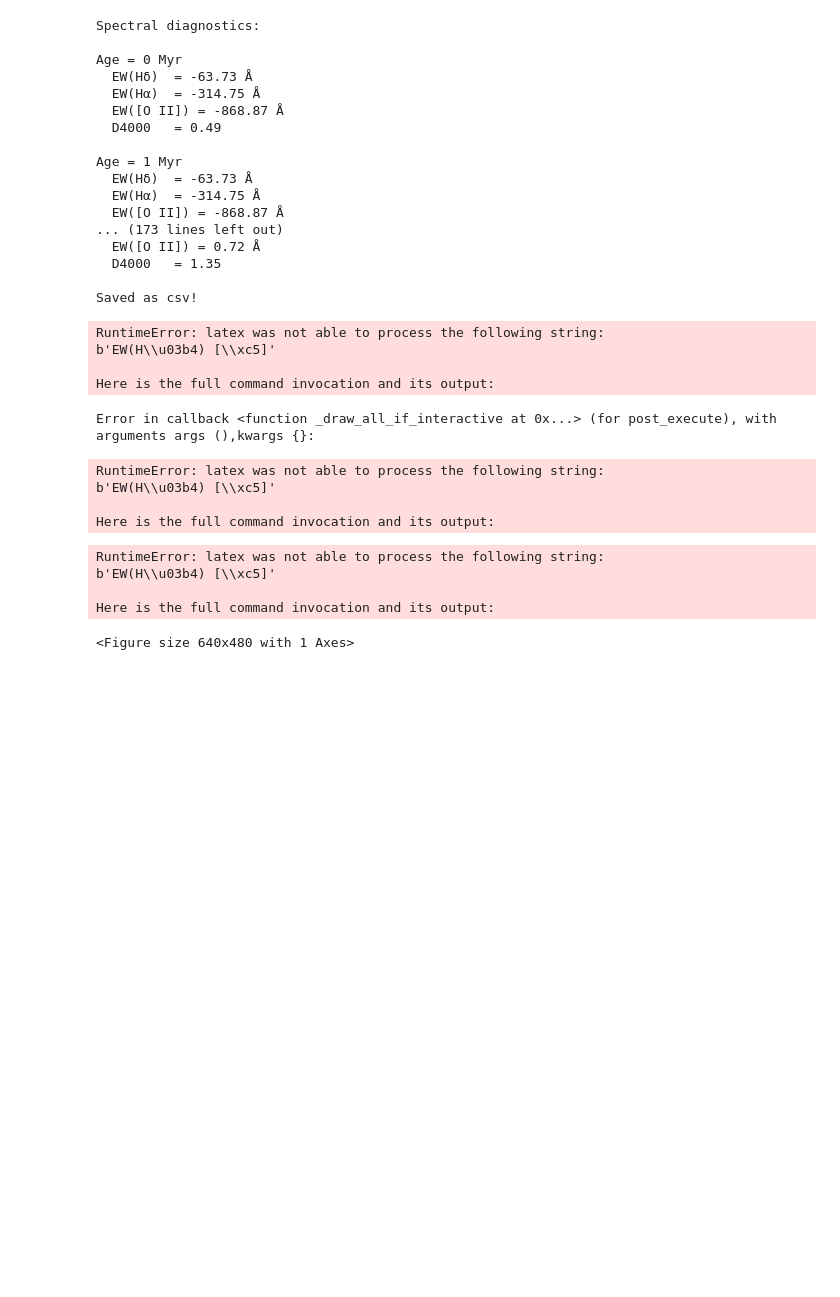
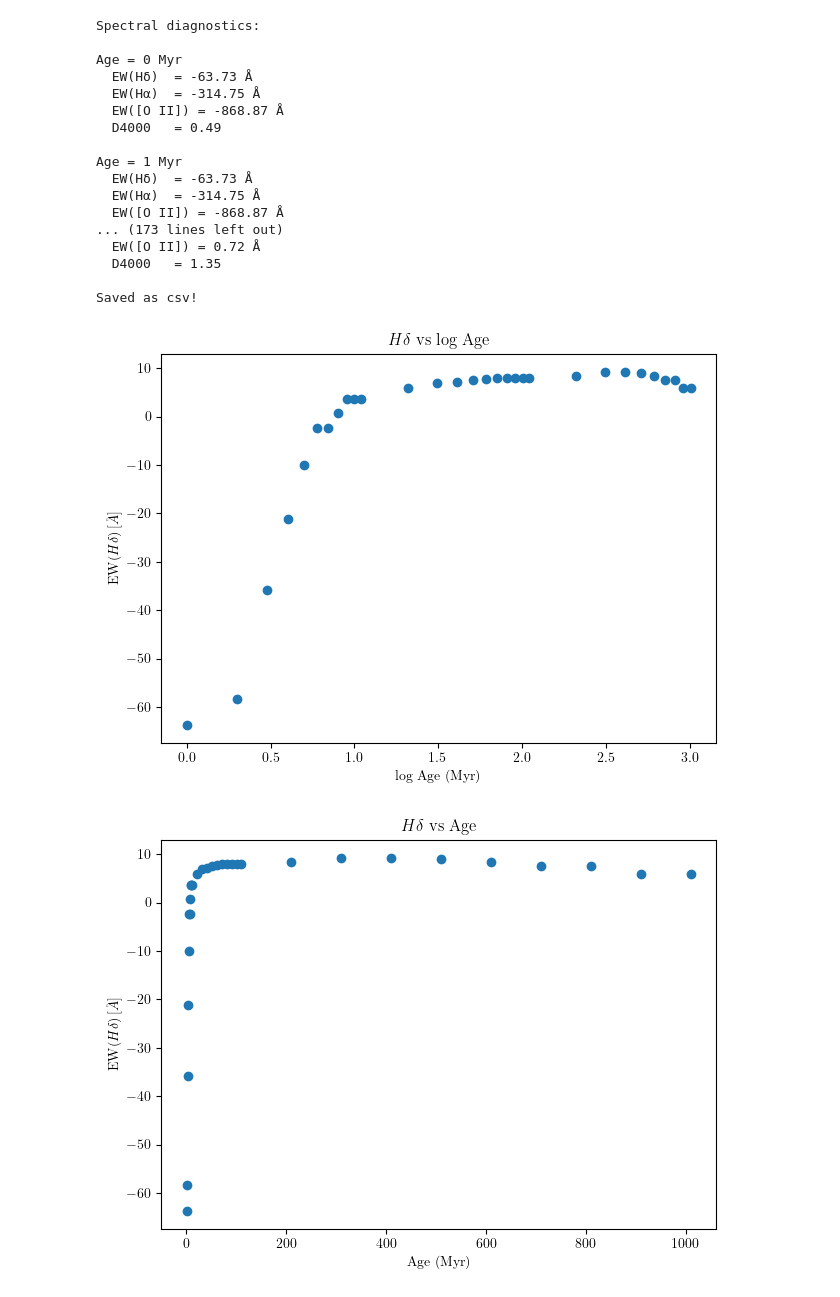
Before and after one commit to abbycrowther/star-formation-histories, a Jupyter notebook: Code/starburst_over_time.ipynb, the cells around one changed output. Saved outputs shown, nothing was run; the diff lists cells and outputs as text; code cells hidden in the pictures; blank space fills up the shorter version.

```diff
--- a/Code/starburst_over_time.ipynb
+++ b/Code/starburst_over_time.ipynb
@@ -678,23 +678,23 @@ ew_halpha = df["EW_Halpha_A"].values
 ew_oii = df["EW_OII_A"].values
 d4000 = df["D4000"].values
 
-mask = age_myr >= 0
+mask = age_myr > 0
 log_age = np.log10(age_myr[mask])
 
 #Plot EW(Hδ)
 plt.figure()
 plt.scatter(log_age, ew_hdelta[mask], marker='o')
 plt.xlabel("log Age (Myr)")
-plt.ylabel("EW(Hδ) [Å]")
-plt.title("Hδ vs log Age")
+plt.ylabel(r"$\mathrm{EW}(H\delta)\,[\AA]$")
+plt.title(r"$H\delta$ vs log Age")
 plt.tight_layout()
 plt.show()
 
 plt.figure()
 plt.scatter(age_myr[mask], ew_hdelta[mask], marker='o')
 plt.xlabel("Age (Myr)")
-plt.ylabel("EW(Hδ) [Å]")
-plt.title("Hδ vs Age")
+plt.ylabel(r"$\mathrm{EW}(H\delta)\,[\AA]$")
+plt.title(r"$H\delta$ vs Age")
 plt.tight_layout()
 plt.show()
 
@@ -702,16 +702,16 @@ plt.show()
 plt.figure()
 plt.scatter(log_age, ew_halpha[mask], marker='o')
 plt.xlabel("log Age (Myr)")
-plt.ylabel("EW(Hα) [Å]")
-plt.title("Hα vs log Age")
+plt.ylabel(r"$\mathrm{EW}(H\alpha)\,[\AA]$")
+plt.title(r"$H\alpha$ vs log Age")
 plt.tight_layout()
 plt.show()
 
 plt.figure()
 plt.scatter(age_myr[mask], ew_halpha[mask], marker='o')
 plt.xlabel("Age (Myr)")
-plt.ylabel("EW(Hα) [Å]")
-plt.title("Hα vs Age")
+plt.ylabel(r"$\mathrm{EW}(H\alpha)\,[\AA]$")
+plt.title(r"$H\alpha$ vs Age")
 plt.tight_layout()
 plt.show()
 
@@ -719,47 +719,35 @@ plt.show()
 plt.figure()
 plt.scatter(log_age, ew_oii[mask], marker='o')
 plt.xlabel("log Age (Myr)")
-plt.ylabel("EW([OII]) [Å]")
+plt.ylabel(r"$\mathrm{EW}([\mathrm{O\,II}])\,[\AA]$")
 plt.title("[OII] vs log Age")
 plt.tight_layout()
 plt.show()
 
 plt.figure()
 plt.scatter(age_myr[mask], ew_oii[mask], marker='o')
 plt.xlabel("Age (Myr)")
-plt.ylabel("EW([OII]) [Å]")
+plt.ylabel(r"$\mathrm{EW}([\mathrm{O\,II}])\,[\AA]$")
 plt.title("[OII] vs Age")
 plt.tight_layout()
 plt.show()
 
 #Plot D4000
 plt.figure()
 plt.scatter(log_age, d4000[mask], marker='o')
 plt.xlabel("log Age (Myr)")
 plt.ylabel("D4000")
 plt.title("D4000 vs log Age")
 plt.tight_layout()
 plt.show()
 
 plt.figure()
 plt.scatter(age_myr[mask], d4000[mask], marker='o')
 plt.xlabel("Age (Myr)")
 plt.ylabel("D4000")
 plt.title("D4000 vs Age")
 plt.tight_layout()
 plt.show()
 # %% [output]
-RuntimeError: latex was not able to process the following string:
-b'EW(H\\u03b4) [\\xc5]'
-
-Here is the full command invocation and its output:
-Error in callback <function _draw_all_if_interactive at 0x...> (for post_execute), with arguments args (),kwargs {}:
-RuntimeError: latex was not able to process the following string:
-b'EW(H\\u03b4) [\\xc5]'
-
-Here is the full command invocation and its output:
-RuntimeError: latex was not able to process the following string:
-b'EW(H\\u03b4) [\\xc5]'
-
-Here is the full command invocation and its output:
-<Figure size 640x480 with 1 Axes>
+[figure, added]
+[figure, added]
```
Also changed, not shown: parts of 1 cell of this notebook, 1 other file.
